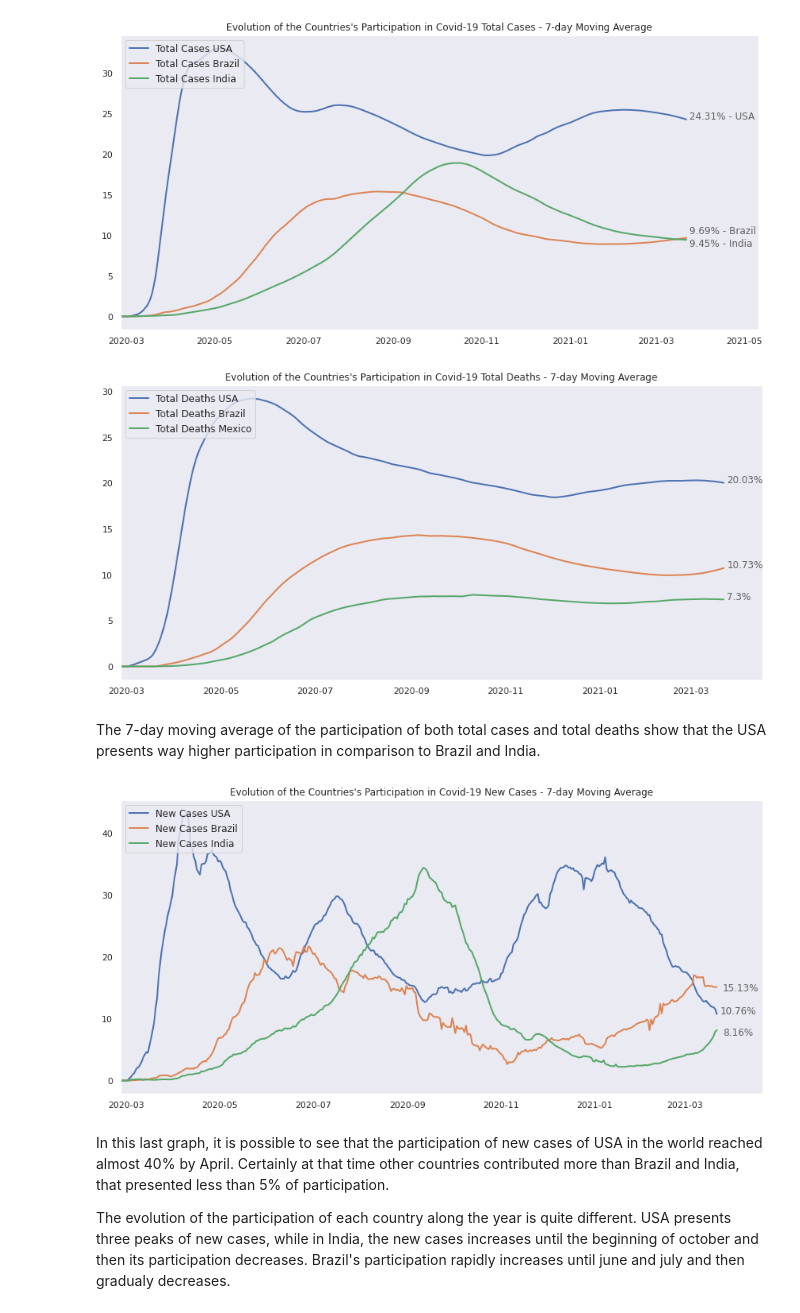
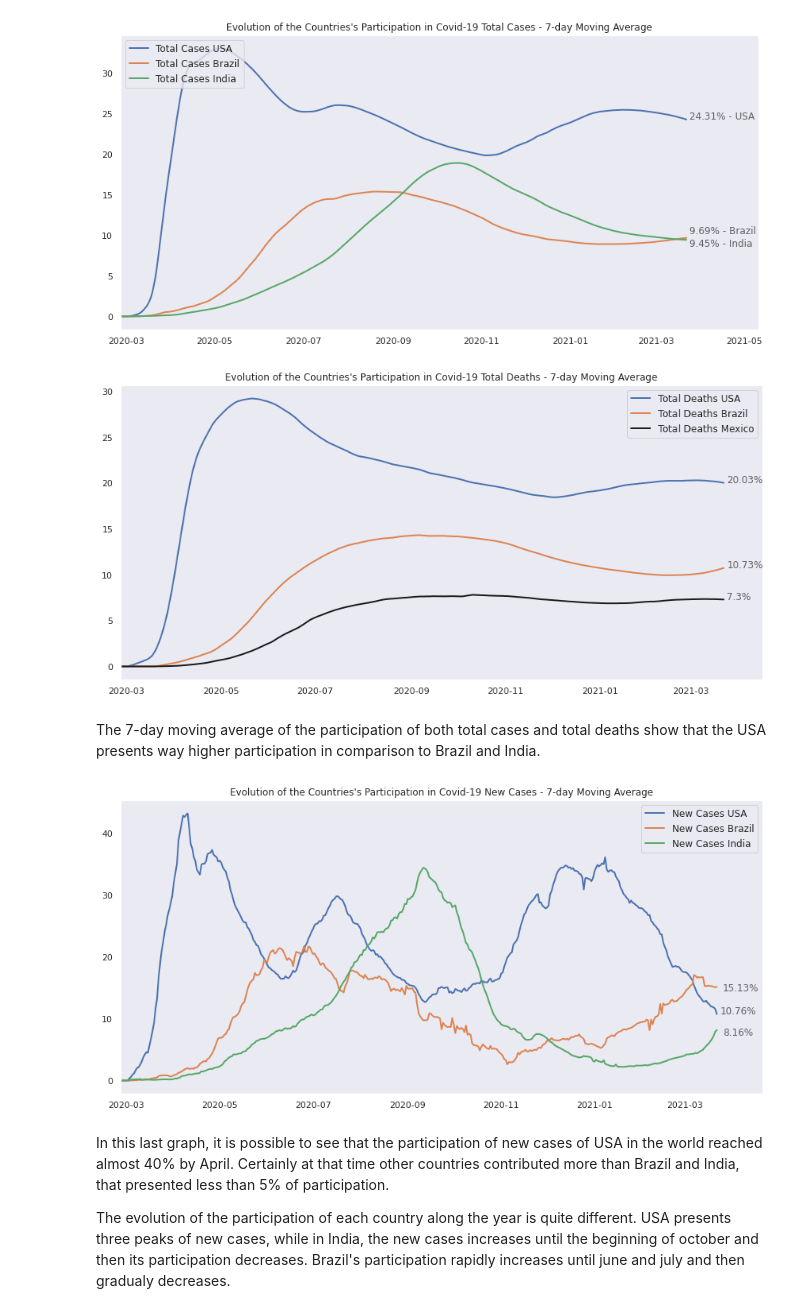
Before and after one commit to JoaoSiqueiraDS/DS_Days, a Jupyter notebook: Analysis_of_COVID-19_scenario_v2.ipynb, the cells around one changed output. Drawn from its saved outputs; the diff is of its cells as text; code cells hidden in the pictures.

```diff
--- a/Analysis_of_COVID-19_scenario_v2.ipynb
+++ b/Analysis_of_COVID-19_scenario_v2.ipynb
@@ -719,27 +725,27 @@ plt.show()
 # %%
 # Total deaths of the countries
 
 fig, ax = plt.subplots(figsize=(12,6))
 
 ax.plot(df_countries_5["date"], df_countries_5["total_deaths_usa"], label="Total Deaths USA", linestyle="solid", linewidth=2)
 ax.plot(df_countries_5["date"], df_countries_5["total_deaths_brazil"], label="Total Deaths Brazil", linestyle="solid", linewidth=2)
-ax.plot(df_countries_5["date"], df_countries_5["total_deaths_mexico"], label="Total Deaths Mexico", linestyle="solid", linewidth=2)
+ax.plot(df_countries_5["date"], df_countries_5["total_deaths_mexico"], label="Total Deaths Mexico", linestyle="solid", c="k", linewidth=2)
 
 ax.text(x=df_countries_5.iloc[-1,0] + dt.timedelta(days=2), y=df_countries_5.iloc[-1,2], s=f'{df_countries_5.iloc[-1,2]}%', alpha=0.7)
 ax.text(x=df_countries_5.iloc[-1,0] + dt.timedelta(days=2), y=df_countries_5.iloc[-1,6], s=f'{df_countries_5.iloc[-1,6]}%', alpha=0.7)
 ax.text(x=df_countries_5.iloc[-1,0] + dt.timedelta(days=2), y=df_countries_5.iloc[-1,14], s=f'{df_countries_5.iloc[-1,14]}%', alpha=0.7)
 
 ax.set_title("Evolution of the Countries's Participation in Covid-19 Total Deaths - 7-day Moving Average")
 
 ax.set_xlim(df_countries_4.iloc[0,0], df_countries_4.iloc[-1,0] + dt.timedelta(days=25))
 
 ax.grid((False))
-ax.legend(loc='upper left', fontsize = 12)
+ax.legend(loc='upper right', fontsize = 12)
 
 plt.tight_layout()
 plt.show()
 # %% [output]
-[figure, old version]
+[figure, new version]
 # %% [markdown]
 The 7-day moving average of the participation of both total cases and total deaths show that the USA presents way higher participation in comparison to Brazil and India.
 # %%
@@ -760,12 +766,12 @@ ax.set_title("Evolution of the Countries's Participation in Covid-19 New Cases -
 ax.set_xlim(df_countries_5.iloc[0,0], df_countries_5.iloc[-1,0] + dt.timedelta(days=30))
 
 ax.grid((False))
-ax.legend(loc='upper left', fontsize = 12)
+ax.legend(loc='upper right', fontsize = 12)
 
 plt.tight_layout()
 plt.show()
 # %% [output]
-[figure, old version]
+[figure, new version]
 # %% [markdown]
 In this last graph, it is possible to see that the participation of new cases of USA in the world reached almost 40% by April. Certainly at that time other countries contributed more than Brazil and India, that presented less than 5% of participation.
 
```
Also changed, not shown: parts of 3 cells of this notebook.
